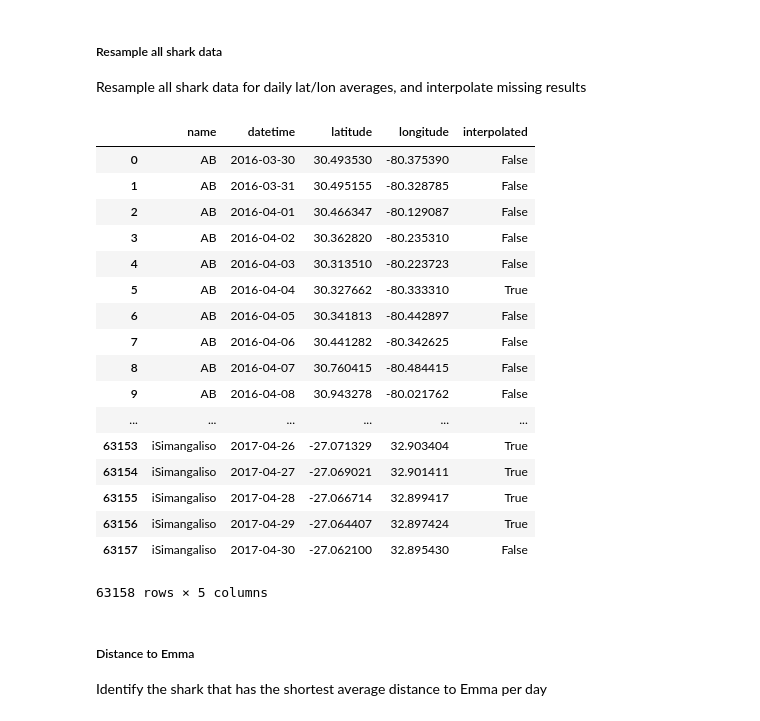
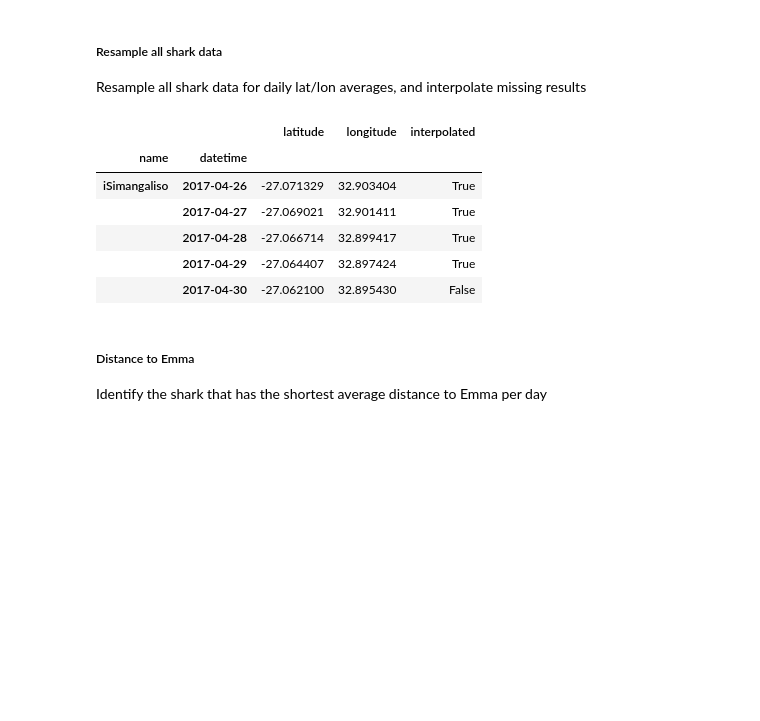
Before and after one commit to elsharkk/ocearch, a Jupyter notebook: 3. Hard Challenge.ipynb, the cells around one changed output. Drawn from its saved outputs; the diff is of its cells as text; code cells hidden in the pictures; blank space fills up the shorter version.

```diff
--- a/3. Hard Challenge.ipynb
+++ b/3. Hard Challenge.ipynb
@@ -227,32 +225,21 @@ Resample all shark data for daily lat/lon averages, and interpolate missing resu
 # %%
 dtgroup = df.set_index('datetime').groupby('name').resample('1D')[['latitude','longitude']].mean()
 dtgroup['interpolated'] = dtgroup['latitude'].isnull()
-interpolatedsharks = dtgroup.interpolate(method ='linear').reset_index()
+interpolatedsharks = dtgroup.interpolate(method ='linear')
 
 
 #dtgroup = df.groupby('datetime').agg({'latitude':'mean','longitude':'mean'}).head()
 #dtgroup['name'] = df['name']
 
-interpolatedsharks
+interpolatedsharks.tail()
 # %% [output]
-|  | name | datetime | latitude | longitude | interpolated |
-| 0 | AB | 2016-03-30 | 30.493530 | -80.375390 | False |
-| 1 | AB | 2016-03-31 | 30.495155 | -80.328785 | False |
-| 2 | AB | 2016-04-01 | 30.466347 | -80.129087 | False |
-| 3 | AB | 2016-04-02 | 30.362820 | -80.235310 | False |
-| 4 | AB | 2016-04-03 | 30.313510 | -80.223723 | False |
-| 5 | AB | 2016-04-04 | 30.327662 | -80.333310 | True |
-| 6 | AB | 2016-04-05 | 30.341813 | -80.442897 | False |
-| 7 | AB | 2016-04-06 | 30.441282 | -80.342625 | False |
-| 8 | AB | 2016-04-07 | 30.760415 | -80.484415 | False |
-| 9 | AB | 2016-04-08 | 30.943278 | -80.021762 | False |
-| ... | ... | ... | ... | ... | ... |
-| 63153 | iSimangaliso | 2017-04-26 | -27.071329 | 32.903404 | True |
-| 63154 | iSimangaliso | 2017-04-27 | -27.069021 | 32.901411 | True |
-| 63155 | iSimangaliso | 2017-04-28 | -27.066714 | 32.899417 | True |
-| 63156 | iSimangaliso | 2017-04-29 | -27.064407 | 32.897424 | True |
-| 63157 | iSimangaliso | 2017-04-30 | -27.062100 | 32.895430 | False |
+|  |  | latitude | longitude | interpolated |
+| name | datetime |  |  |  |
+| iSimangaliso | 2017-04-26 | -27.071329 | 32.903404 | True |
+|  | 2017-04-27 | -27.069021 | 32.901411 | True |
+|  | 2017-04-28 | -27.066714 | 32.899417 | True |
+|  | 2017-04-29 | -27.064407 | 32.897424 | True |
+|  | 2017-04-30 | -27.062100 | 32.895430 | False |
-63158 rows × 5 columns
 # %% [markdown]
 ##### Distance to Emma
 Identify the shark that has the shortest average distance to Emma per day
```
Also changed, not shown: parts of 6 cells of this notebook, 2 other files.
